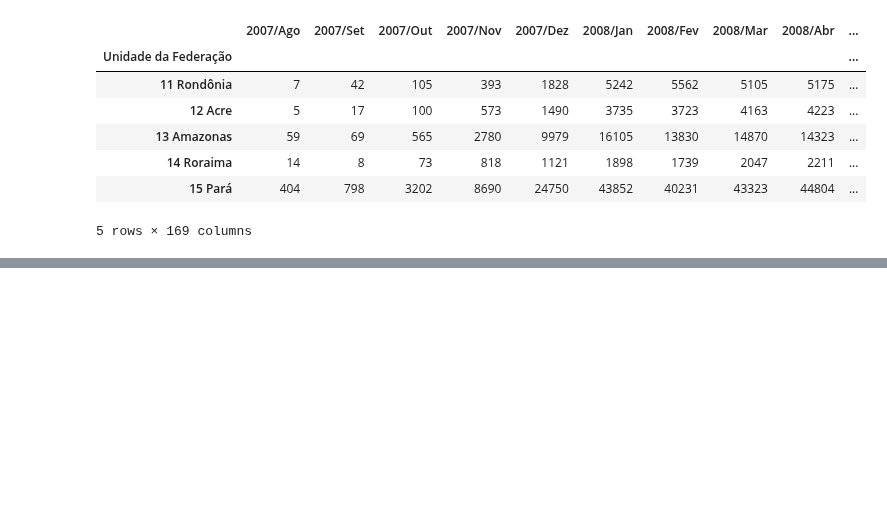
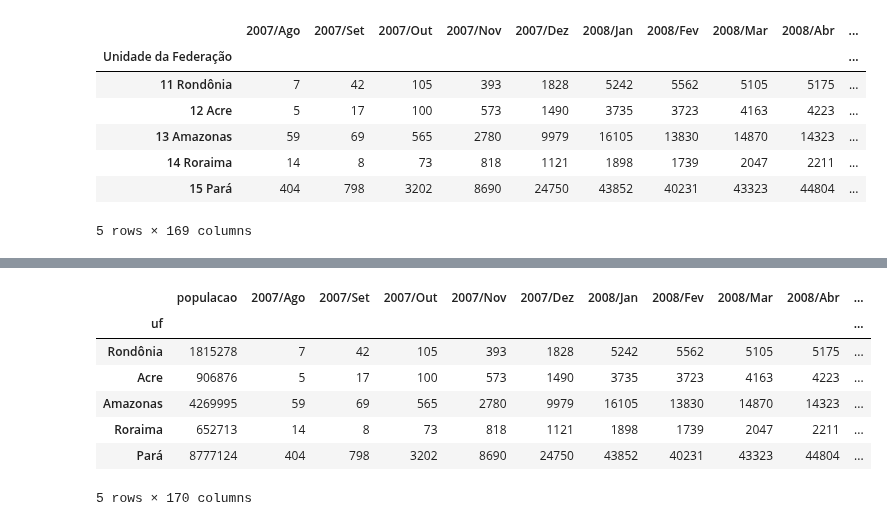
Before and after one commit to arturcgs/bootcamp-data-science-aplicada3, a Jupyter notebook: Aulas/Módulo_2.ipynb, the cells around one changed output, grey strips where cells are left out. Saved outputs shown, nothing was run; the diff lists cells and outputs as text; code cells hidden in the pictures; blank space fills up the shorter version.

```diff
--- a/Aulas/Módulo_2.ipynb
+++ b/Aulas/Módulo_2.ipynb
@@ -66,0 +94,20 @@ populacao_por_estado.head()
+# %%
+#Adicionando dados da População por Estado
+
+dados_usavel = dados_usavel.join(populacao_por_estado)
+
+#Passando os dados da População pra primeira posição das colunas
+meses = list(dados_usavel.columns.values)
+meses = meses[-1:] + meses[:-1]
+dados_usavel = dados_usavel[meses]
+
+dados_usavel.head()
+# %% [output]
+|  | populacao | 2007/Ago | 2007/Set | 2007/Out | 2007/Nov | 2007/Dez | 2008/Jan | 2008/Fev | 2008/Mar | 2008/Abr | ... |
+| uf |  |  |  |  |  |  |  |  |  |  | ... |
+| Rondônia | 1815278 | 7 | 42 | 105 | 393 | 1828 | 5242 | 5562 | 5105 | 5175 | ... |
+| Acre | 906876 | 5 | 17 | 100 | 573 | 1490 | 3735 | 3723 | 4163 | 4223 | ... |
+| Amazonas | 4269995 | 59 | 69 | 565 | 2780 | 9979 | 16105 | 13830 | 14870 | 14323 | ... |
+| Roraima | 652713 | 14 | 8 | 73 | 818 | 1121 | 1898 | 1739 | 2047 | 2211 | ... |
+| Pará | 8777124 | 404 | 798 | 3202 | 8690 | 24750 | 43852 | 40231 | 43323 | 44804 | ... |
+5 rows × 170 columns
```
Also changed, not shown: parts of 3 cells of this notebook.
